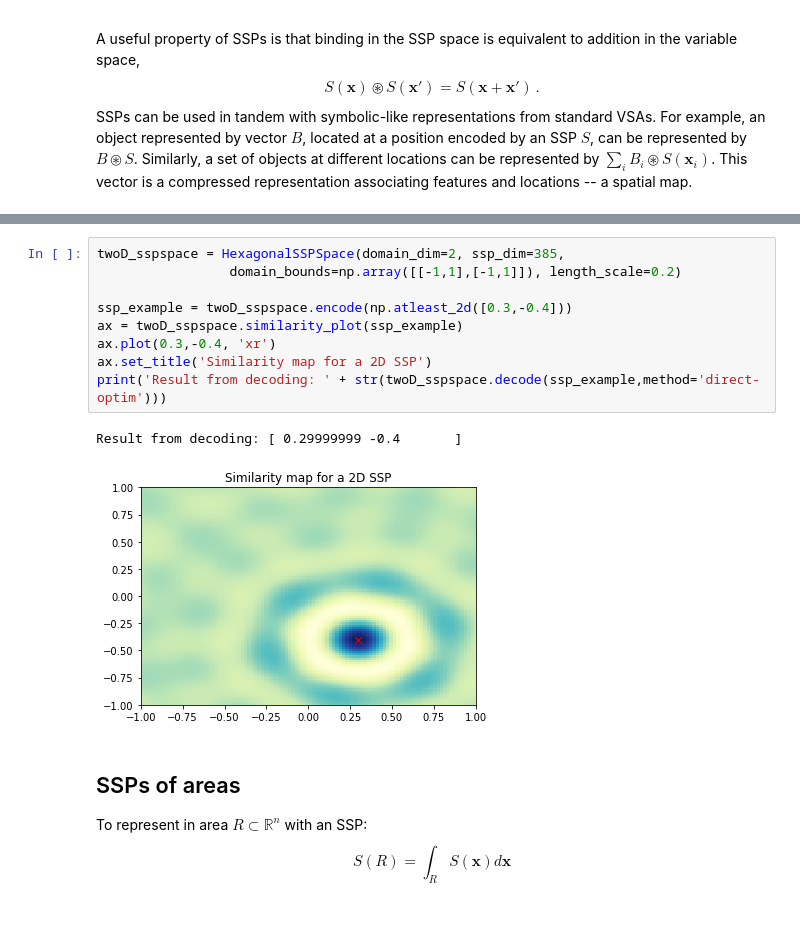
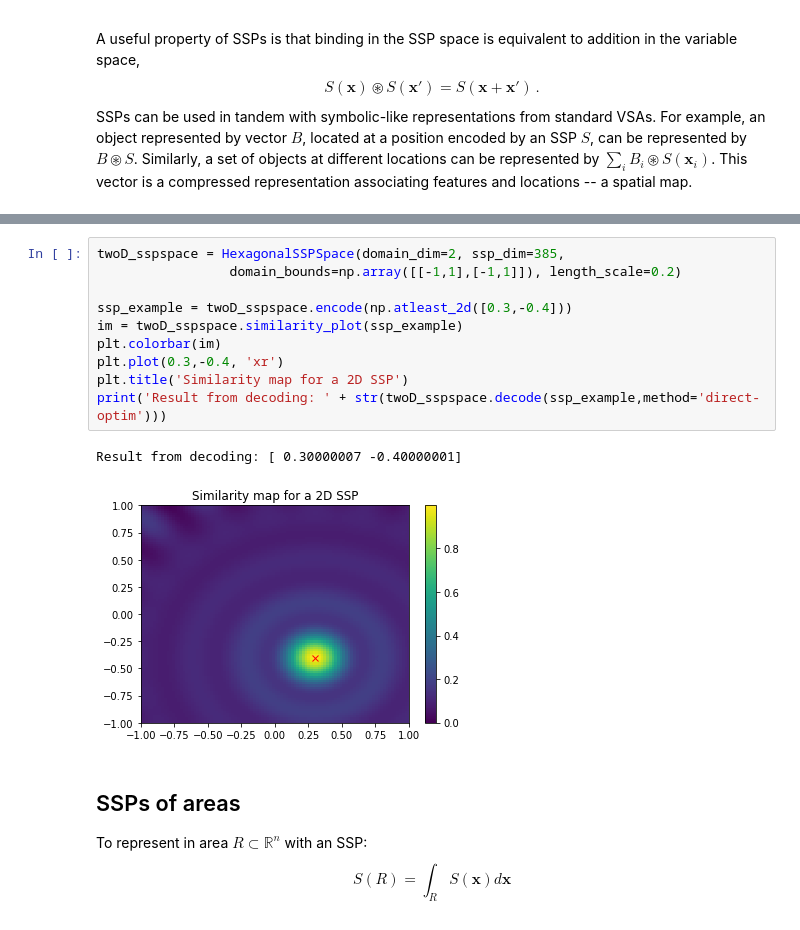
Before and after one commit to nsdumont/SSP-trajectories, a Jupyter notebook: Intro to SSPs.ipynb, the cells around one changed output, grey strips where cells are left out. Cells and saved outputs as stored; diff of their text form.

```diff
--- a/Intro to SSPs.ipynb
+++ b/Intro to SSPs.ipynb
@@ -56,15 +56,16 @@ Result from decoding: [0.64]
 # %%
 twoD_sspspace = HexagonalSSPSpace(domain_dim=2, ssp_dim=385,
                  domain_bounds=np.array([[-1,1],[-1,1]]), length_scale=0.2)
 
 ssp_example = twoD_sspspace.encode(np.atleast_2d([0.3,-0.4]))
-ax = twoD_sspspace.similarity_plot(ssp_example)
-ax.plot(0.3,-0.4, 'xr')
-ax.set_title('Similarity map for a 2D SSP')
+im = twoD_sspspace.similarity_plot(ssp_example)
+plt.colorbar(im)
+plt.plot(0.3,-0.4, 'xr')
+plt.title('Similarity map for a 2D SSP')
 print('Result from decoding: ' + str(twoD_sspspace.decode(ssp_example,method='direct-optim')))
 # %% [output]
-Result from decoding: [ 0.29999999 -0.4       ]
+Result from decoding: [ 0.30000007 -0.40000001]
-[figure, old version]
+[figure, new version]
 # %% [markdown]
 ## SSPs of areas
 
```
Also changed, not shown: parts of 4 cells of this notebook, 1 other file.
